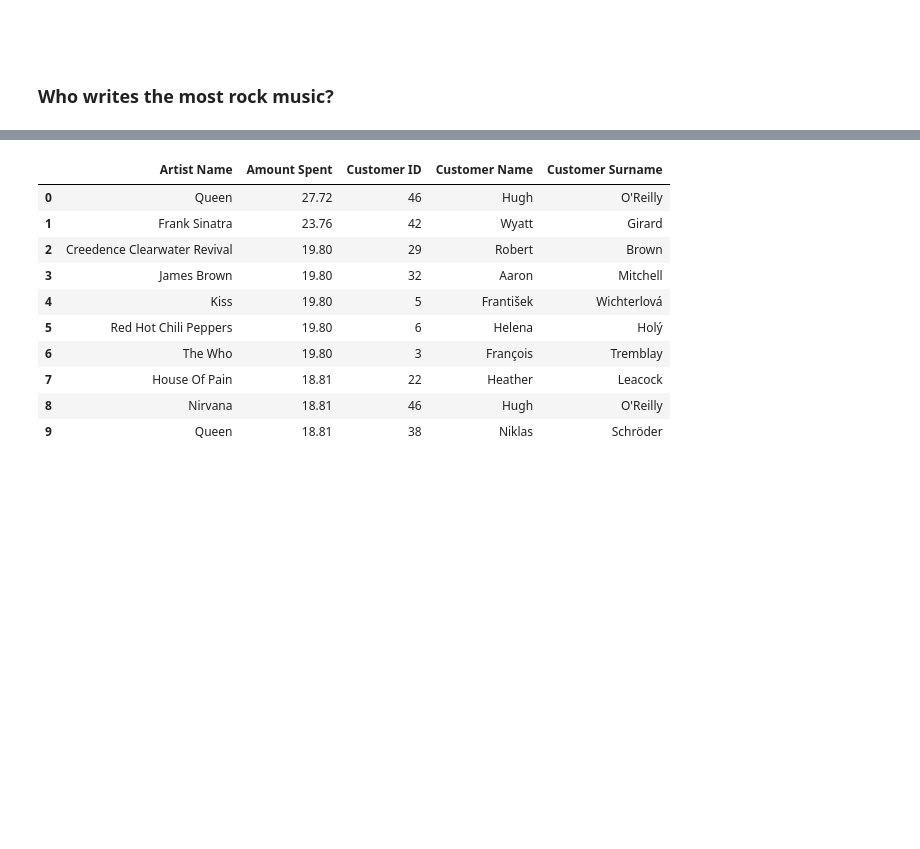
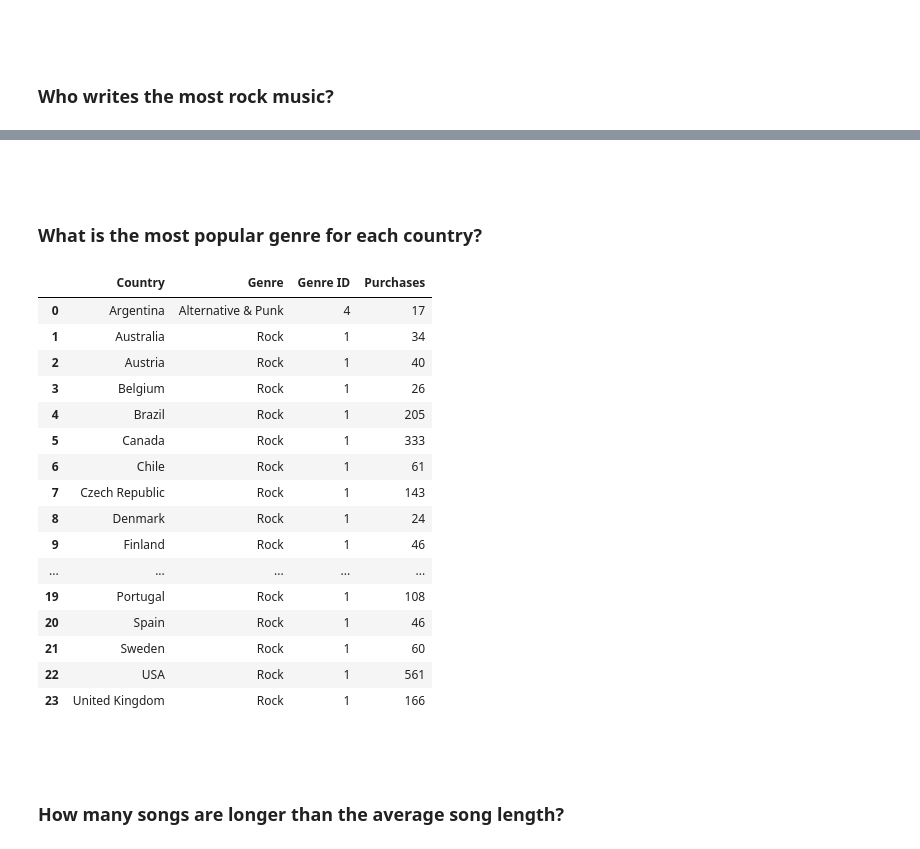
Before and after one commit to fedfioravanti/Business-Analytics-with-SQL-and-PowerBI, a Jupyter notebook: notebooks/Interacting-with-SQLite-using-Python.ipynb, the cells around one changed output, grey strips where cells are left out. Cells and saved outputs as stored; diff of their text form; code cells hidden in the pictures; blank space fills up the shorter version.

Commit message:
nb query update

```diff
--- a/notebooks/Interacting-with-SQLite-using-Python.ipynb
+++ b/notebooks/Interacting-with-SQLite-using-Python.ipynb
@@ -356,15 +376,52 @@ LIMIT 10
+# %% [markdown]
+  <br/><br/>
+
+###  What is the most popular genre for each country?
+# %%
+# define the SQL command
+query_08 = """WITH GenrePerCountry AS
+                   (SELECT SUM(l.quantity) as Purchases, c.country, g.name, g.genre_id
+                   FROM customer c
+                   JOIN invoice i
+                   ON c.customer_id = i.customer_id
+                   JOIN invoice_line l
+                   ON i.invoice_id = l.invoice_id
+                   JOIN track t
+                   ON l.track_id = t.track_id
+                   JOIN genre g
+                   ON t.genre_id = g.genre_id
+                   GROUP BY l.quantity, c.country, g.name, g.genre_id
+                   ORDER BY c.country)
+
+              SELECT a.country as Country, a.name as Genre, a.genre_id as 'Genre ID', a.Purchases
+              FROM GenrePerCountry a
+              WHERE a.Purchases = (SELECT MAX(Purchases)
+                                  FROM GenrePerCountry
+                                  WHERE a.country = Country
+                                  GROUP BY Country)
+              ORDER BY Country"""
 # %%
 # display SQL query in a DataFrame
-pd.read_sql_query(query_02, connection)
+pd.read_sql_query(query_08, connection)
 # %% [output]
-|  | Artist Name | Amount Spent | Customer ID | Customer Name | Customer Surname |
-| 0 | Queen | 27.72 | 46 | Hugh | O'Reilly |
-| 1 | Frank Sinatra | 23.76 | 42 | Wyatt | Girard |
-| 2 | Creedence Clearwater Revival | 19.80 | 29 | Robert | Brown |
-| 3 | James Brown | 19.80 | 32 | Aaron | Mitchell |
-| 4 | Kiss | 19.80 | 5 | František | Wichterlová |
-| 5 | Red Hot Chili Peppers | 19.80 | 6 | Helena | Holý |
-| 6 | The Who | 19.80 | 3 | François | Tremblay |
-| 7 | House Of Pain | 18.81 | 22 | Heather | Leacock |
-| 8 | Nirvana | 18.81 | 46 | Hugh | O'Reilly |
-| 9 | Queen | 18.81 | 38 | Niklas | Schröder |
+|  | Country | Genre | Genre ID | Purchases |
+| 0 | Argentina | Alternative & Punk | 4 | 17 |
+| 1 | Australia | Rock | 1 | 34 |
+| 2 | Austria | Rock | 1 | 40 |
+| 3 | Belgium | Rock | 1 | 26 |
+| 4 | Brazil | Rock | 1 | 205 |
+| 5 | Canada | Rock | 1 | 333 |
+| 6 | Chile | Rock | 1 | 61 |
+| 7 | Czech Republic | Rock | 1 | 143 |
+| 8 | Denmark | Rock | 1 | 24 |
+| 9 | Finland | Rock | 1 | 46 |
+| ... | ... | ... | ... | ... |
+| 19 | Portugal | Rock | 1 | 108 |
+| 20 | Spain | Rock | 1 | 46 |
+| 21 | Sweden | Rock | 1 | 60 |
+| 22 | USA | Rock | 1 | 561 |
+| 23 | United Kingdom | Rock | 1 | 166 |
+# %% [markdown]
+  <br/><br/>
+
+###  How many songs are longer than the average song length?
```
Also changed, not shown: parts of 15 cells of this notebook, 3 other files.
